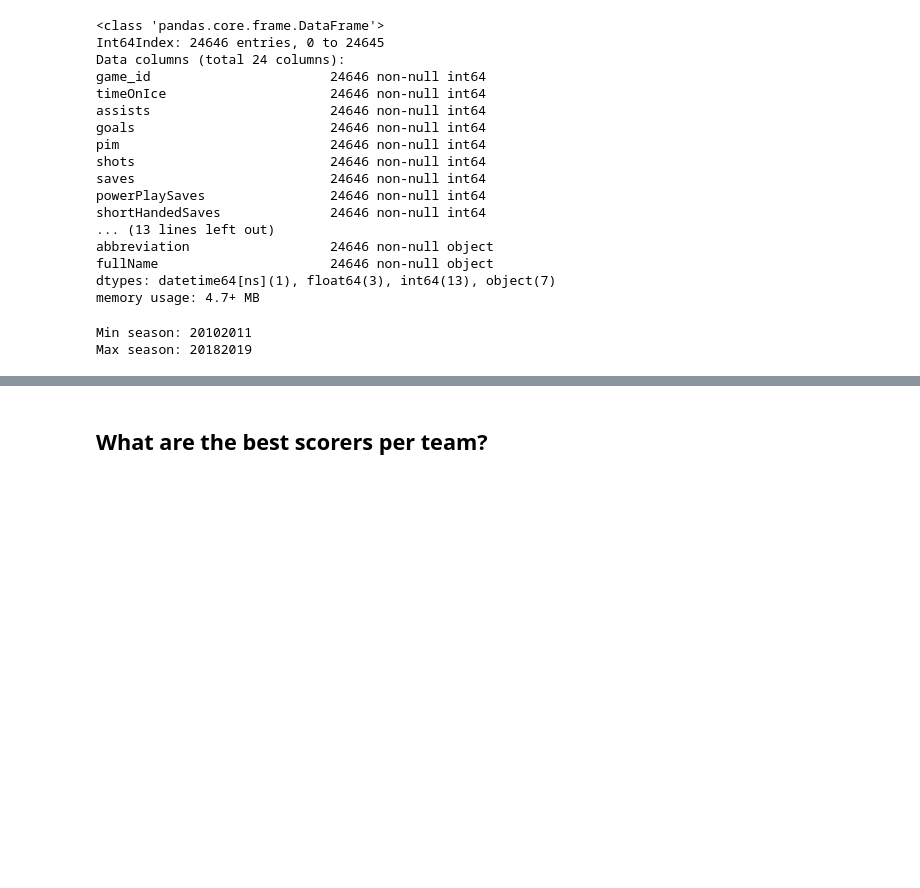
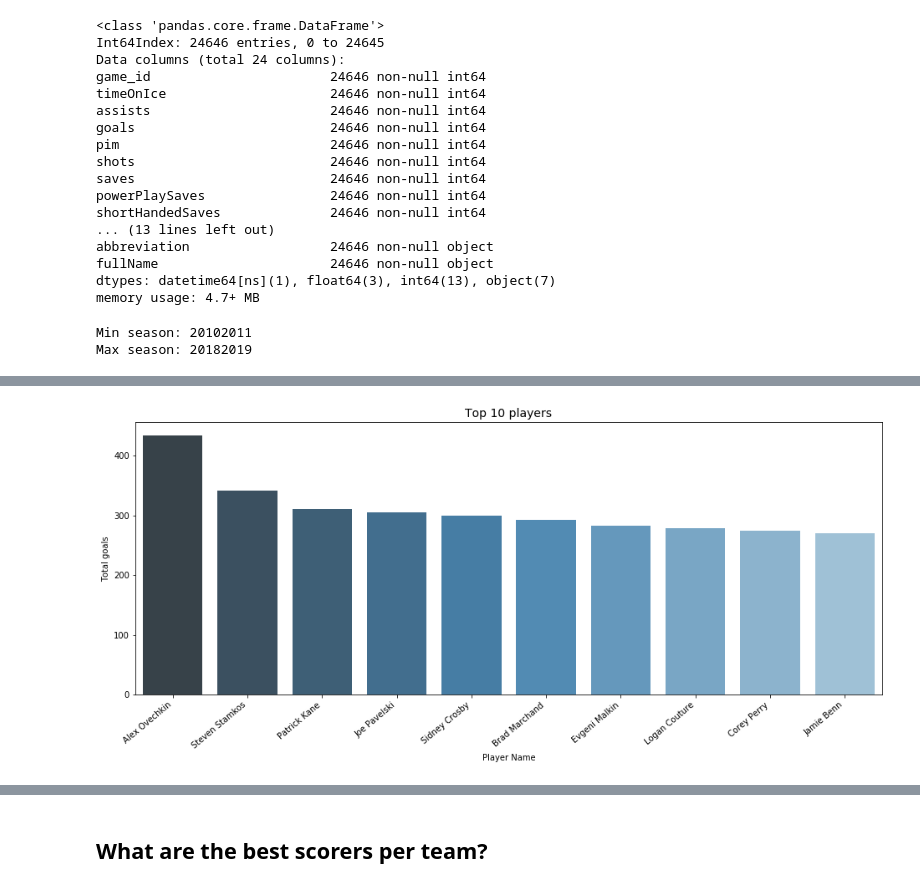
Before and after one commit to pwolter/HockeyStats, a Jupyter notebook: Hockey_fun.ipynb, the cells around one changed output, grey strips where cells are left out. Cells and saved outputs as stored; diff of their text form; code cells hidden in the pictures; blank space fills up the shorter version.

```diff
--- a/Hockey_fun.ipynb
+++ b/Hockey_fun.ipynb
@@ -523,0 +471,4 @@ skater_2[skater_2['teamName'] == 'Capitals'].sort_values('goals')
+# %%
+top_10_skaters = skater[['game_id','teamName','fullName','timeOnIce','penaltyMinutes', 'goals']]\
+    .groupby(['teamName','fullName'], as_index=False)\
+    .agg({'game_id':'count', 'goals':'sum', 'timeOnIce':'mean', 'penaltyMinutes':'sum'})\
@@ -523,0 +484,17 @@ skater_2[skater_2['teamName'] == 'Capitals'].sort_values('goals')
+# %%
+top_10_skaters.columns = ['team_name','player_name','games_played','total_goals','avg_time_on_ice', 'total_penalty_minutes']
+# %%
+# Let's convert the time on ice from seconds to minutes
+top_10_skaters['avg_time_on_ice'] = top_10_skaters['avg_time_on_ice'] / 60
+# %%
+# Let's compute the Goals per game (gpg) to normalize the data
+top_10_skaters['gpg'] = top_10_skaters['total_goals'] / top_10_skaters['games_played']
+
+# Let's see also how goals relate to time on ice (toi)
+top_10_skaters['goals_toi'] = top_10_skaters['total_goals'] / (top_10_skaters['avg_time_on_ice'])
+
+# Total penalty minutes per game
+top_10_skaters['penalty_minutes_per_game'] = top_10_skaters['total_penalty_minutes'] / (top_10_skaters['games_played'])
+
+# Now we look at the top 10 players
+top_10_skaters[top_10_skaters['games_played'] > min_games].sort_values('gpg', ascending=False).head(10)
@@ -523,0 +513,10 @@ skater_2[skater_2['teamName'] == 'Capitals'].sort_values('goals')
+# %%
+x = top_10_skaters[top_10_skaters['games_played'] > min_games].sort_values('total_goals', ascending=False).head(10)['player_name']
+y = top_10_skaters[top_10_skaters['games_played'] > min_games].sort_values('total_goals', ascending=False).head(10)['total_goals']
+display_bar_plot(x, y)
+plt.xlabel('Player Name')
+plt.ylabel('Total goals')
+plt.title('Top 10 players', fontsize=14)
+plt.show()
+# %% [output]
+[figure, added]
```
Also changed, not shown: parts of 65 cells of this notebook.
